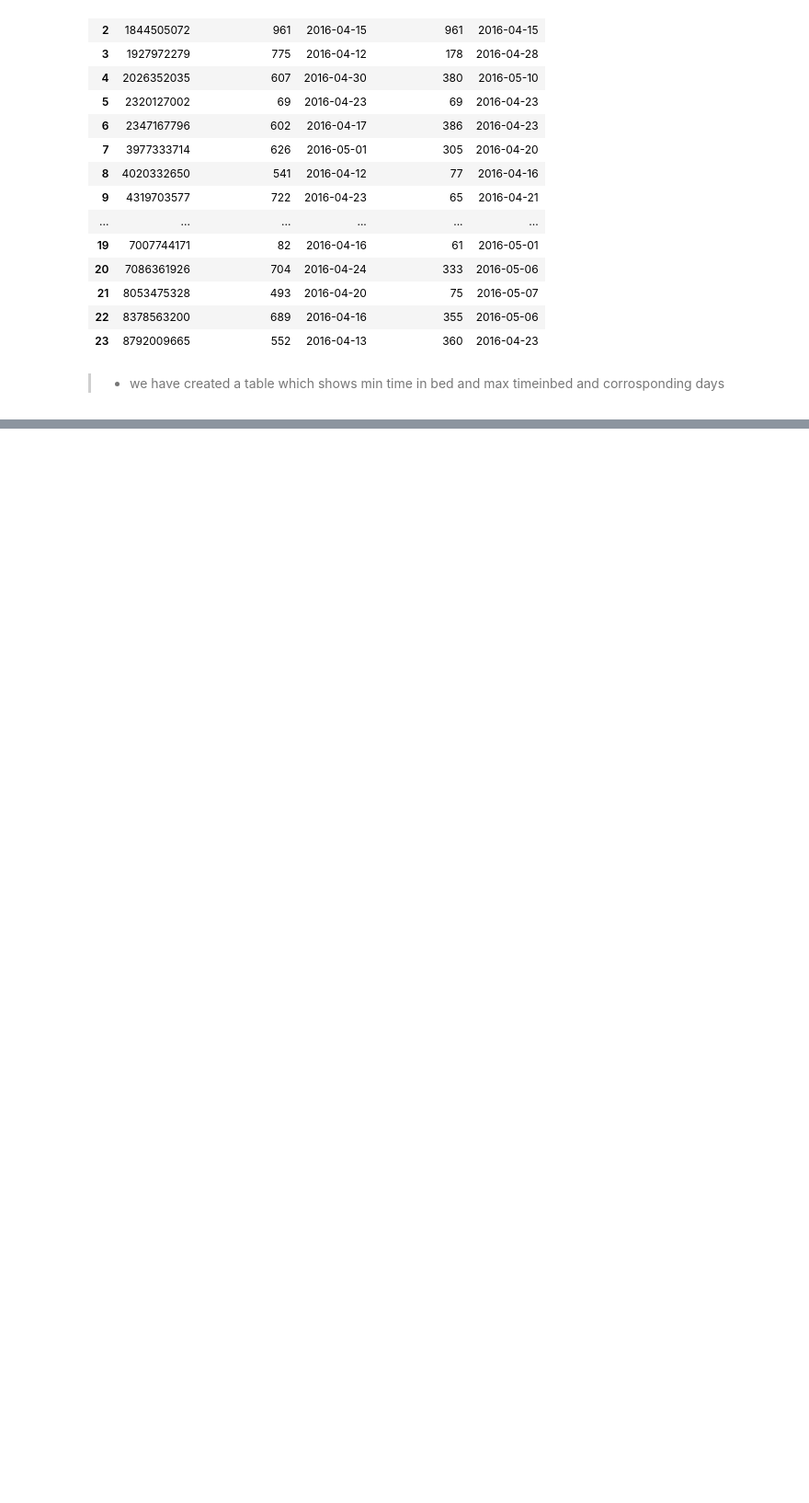
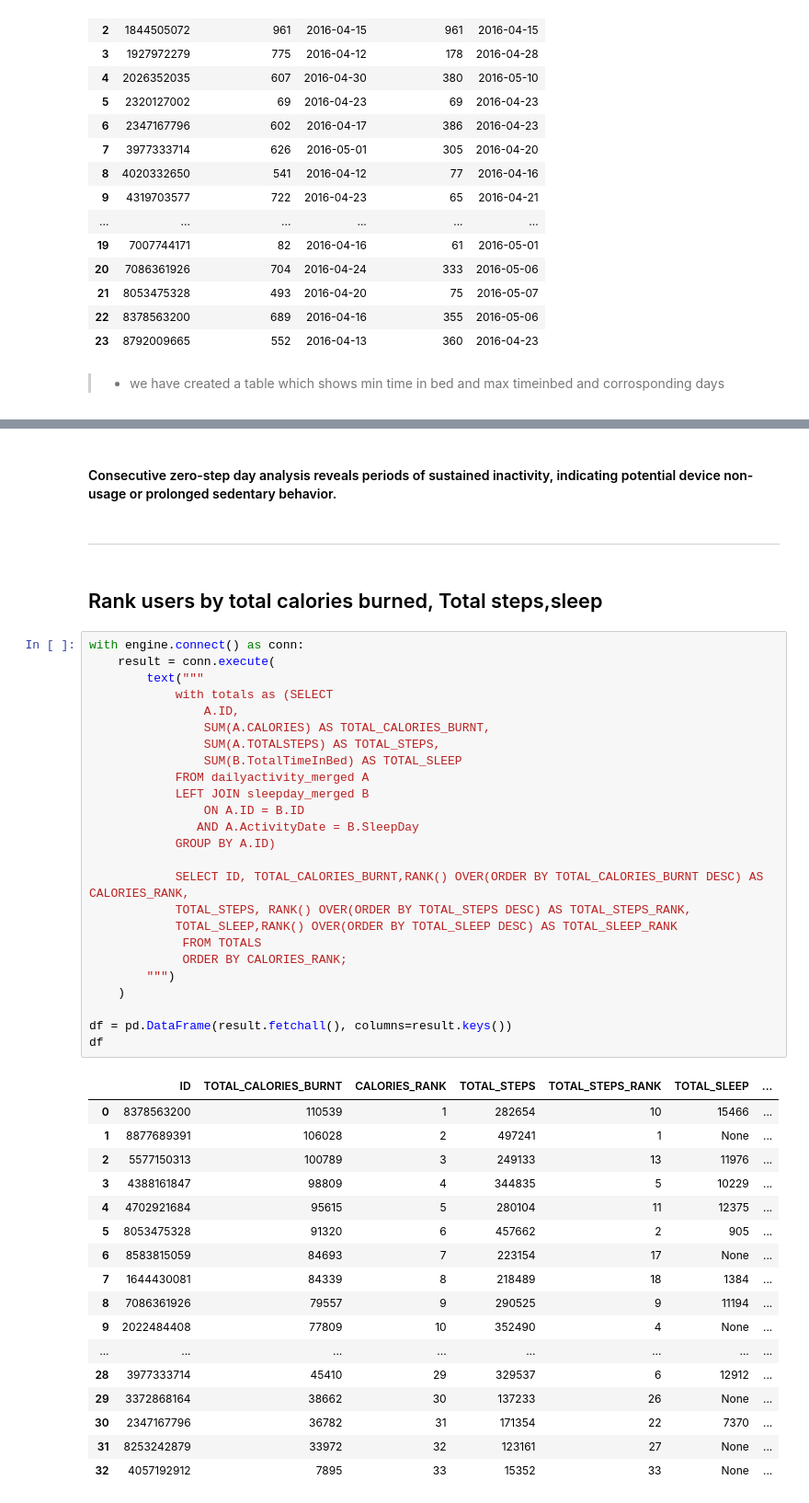
Before and after one commit to bollavamshidarreddy/fitbit-lifestyle-segmentation, a Jupyter notebook: notebooks/sql_analysis.ipynb, the cells around one changed output, grey strips where cells are left out. Shown: that part at 92% size. Saved outputs shown, nothing was run; the diff lists cells and outputs as text; blank space fills up the shorter version.

```diff
--- a/notebooks/sql_analysis.ipynb
+++ b/notebooks/sql_analysis.ipynb
@@ -395,0 +436,49 @@ df
+# %% [markdown]
+#### Consecutive zero-step day analysis reveals periods of sustained inactivity, indicating potential device non-usage or prolonged sedentary behavior.
+# %% [markdown]
+---
+# %% [markdown]
+## Rank users by total calories burned, Total steps,sleep
+# %%
+with engine.connect() as conn:
+    result = conn.execute(
+        text("""
+            with totals as (SELECT
+                A.ID,
+                SUM(A.CALORIES) AS TOTAL_CALORIES_BURNT,
+                SUM(A.TOTALSTEPS) AS TOTAL_STEPS,
+                SUM(B.TotalTimeInBed) AS TOTAL_SLEEP
+            FROM dailyactivity_merged A
+            LEFT JOIN sleepday_merged B
+                ON A.ID = B.ID
+               AND A.ActivityDate = B.SleepDay
+            GROUP BY A.ID)
+
+            SELECT ID, TOTAL_CALORIES_BURNT,RANK() OVER(ORDER BY TOTAL_CALORIES_BURNT DESC) AS CALORIES_RANK,
+            TOTAL_STEPS, RANK() OVER(ORDER BY TOTAL_STEPS DESC) AS TOTAL_STEPS_RANK,
+            TOTAL_SLEEP,RANK() OVER(ORDER BY TOTAL_SLEEP DESC) AS TOTAL_SLEEP_RANK
+             FROM TOTALS
+             ORDER BY CALORIES_RANK;
+        """)
+    )
+
+df = pd.DataFrame(result.fetchall(), columns=result.keys())
+df
+# %% [output]
+|  | ID | TOTAL_CALORIES_BURNT | CALORIES_RANK | TOTAL_STEPS | TOTAL_STEPS_RANK | TOTAL_SLEEP | ... |
+| 0 | 8378563200 | 110539 | 1 | 282654 | 10 | 15466 | ... |
+| 1 | 8877689391 | 106028 | 2 | 497241 | 1 | None | ... |
+| 2 | 5577150313 | 100789 | 3 | 249133 | 13 | 11976 | ... |
+| 3 | 4388161847 | 98809 | 4 | 344835 | 5 | 10229 | ... |
+| 4 | 4702921684 | 95615 | 5 | 280104 | 11 | 12375 | ... |
+| 5 | 8053475328 | 91320 | 6 | 457662 | 2 | 905 | ... |
+| 6 | 8583815059 | 84693 | 7 | 223154 | 17 | None | ... |
+| 7 | 1644430081 | 84339 | 8 | 218489 | 18 | 1384 | ... |
+| 8 | 7086361926 | 79557 | 9 | 290525 | 9 | 11194 | ... |
+| 9 | 2022484408 | 77809 | 10 | 352490 | 4 | None | ... |
+| ... | ... | ... | ... | ... | ... | ... | ... |
+| 28 | 3977333714 | 45410 | 29 | 329537 | 6 | 12912 | ... |
+| 29 | 3372868164 | 38662 | 30 | 137233 | 26 | None | ... |
+| 30 | 2347167796 | 36782 | 31 | 171354 | 22 | 7370 | ... |
+| 31 | 8253242879 | 33972 | 32 | 123161 | 27 | None | ... |
+| 32 | 4057192912 | 7895 | 33 | 15352 | 33 | None | ... |
```
Also changed, not shown: parts of 7 cells of this notebook, 1 other file.
